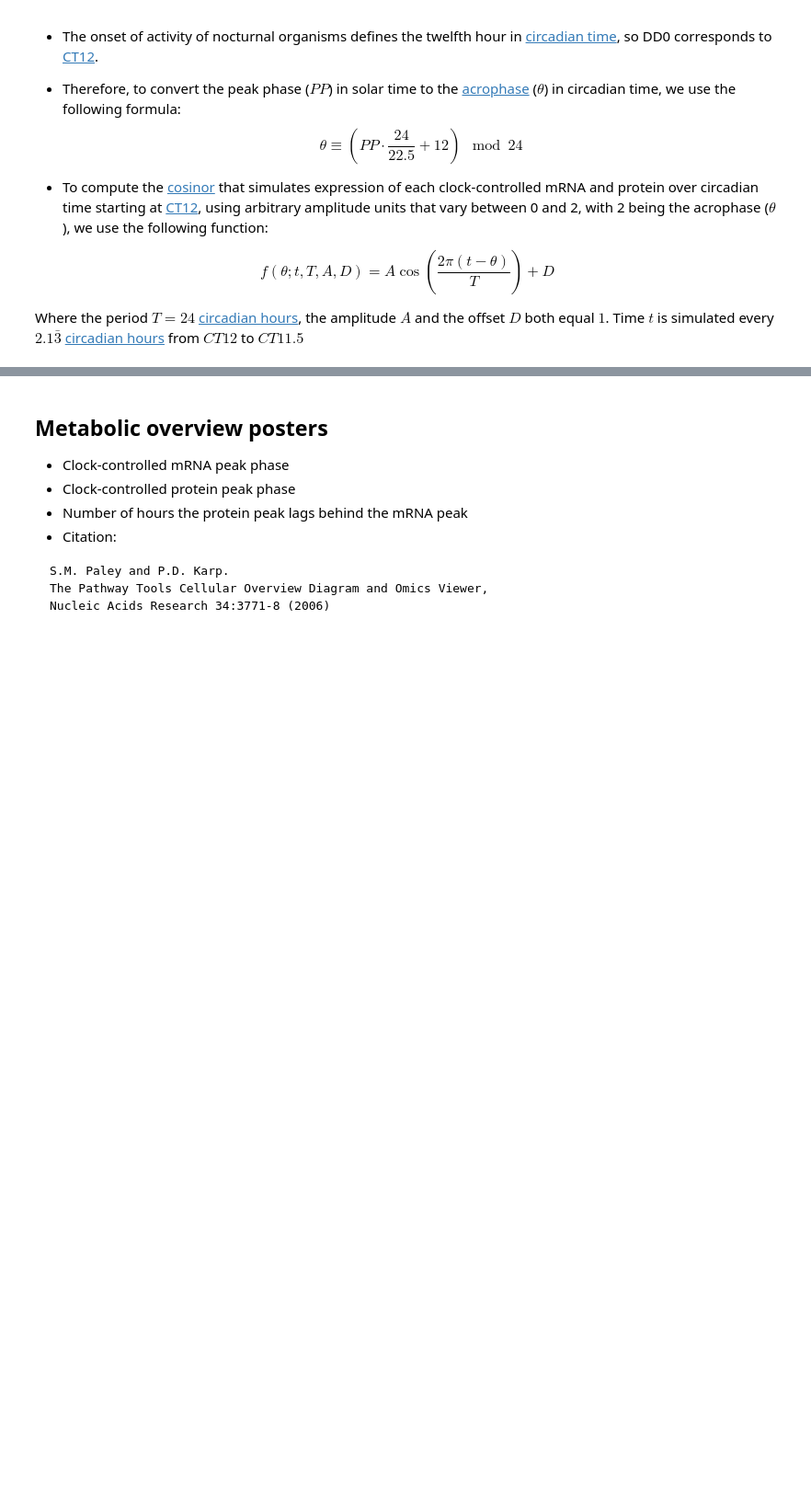
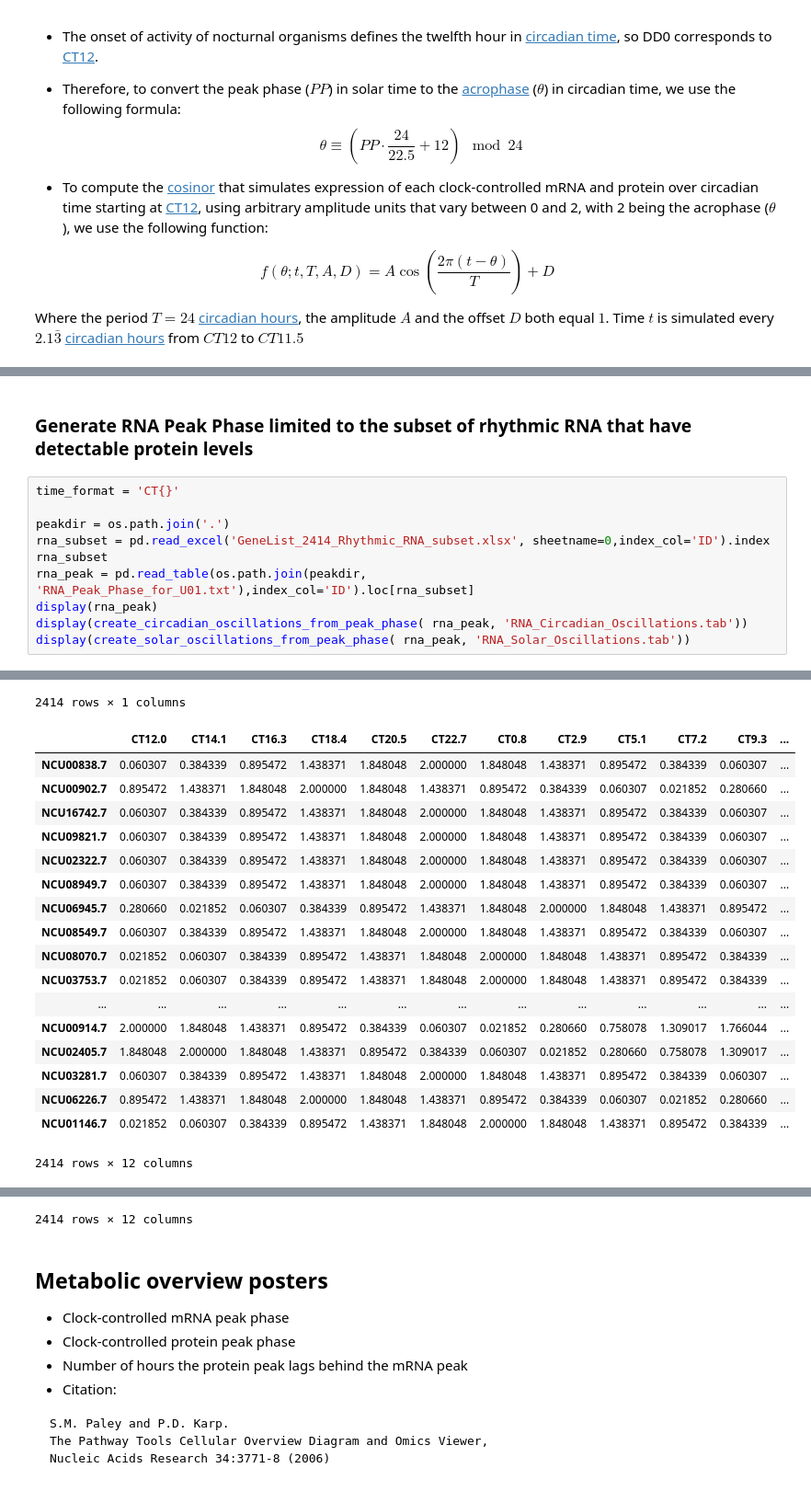
Before and after one commit to djinnome/PeakPhases, a Jupyter notebook: PeakPhaseAnalysis.ipynb, the cells around one changed output, grey strips where cells are left out. Shown at 92% size. Cells and saved outputs as stored; diff of their text form; blank space fills up the shorter version.

```diff
--- a/PeakPhaseAnalysis.ipynb
+++ b/PeakPhaseAnalysis.ipynb
@@ -150,0 +106,13 @@ display(create_solar_oscillations_from_peak_phase( rna_peak, 'RNA_Solar_Oscillat
+# %% [markdown]
+### Generate RNA Peak Phase limited to the subset of rhythmic RNA that have detectable protein levels
+# %%
+time_format = 'CT{}'
+
+peakdir = os.path.join('.')
+rna_subset = pd.read_excel('GeneList_2414_Rhythmic_RNA_subset.xlsx', sheetname=0,index_col='ID').index
+rna_subset
+rna_peak = pd.read_table(os.path.join(peakdir, 'RNA_Peak_Phase_for_U01.txt'),index_col='ID').loc[rna_subset]
+display(rna_peak)
+display(create_circadian_oscillations_from_peak_phase( rna_peak, 'RNA_Circadian_Oscillations.tab'))
+display(create_solar_oscillations_from_peak_phase( rna_peak, 'RNA_Solar_Oscillations.tab'))
+# %% [output]
@@ -150,0 +137,19 @@ display(create_solar_oscillations_from_peak_phase( rna_peak, 'RNA_Solar_Oscillat
+2414 rows × 1 columns
+|  | CT12.0 | CT14.1 | CT16.3 | CT18.4 | CT20.5 | CT22.7 | CT0.8 | CT2.9 | CT5.1 | CT7.2 | CT9.3 | ... |
+| NCU00838.7 | 0.060307 | 0.384339 | 0.895472 | 1.438371 | 1.848048 | 2.000000 | 1.848048 | 1.438371 | 0.895472 | 0.384339 | 0.060307 | ... |
+| NCU00902.7 | 0.895472 | 1.438371 | 1.848048 | 2.000000 | 1.848048 | 1.438371 | 0.895472 | 0.384339 | 0.060307 | 0.021852 | 0.280660 | ... |
+| NCU16742.7 | 0.060307 | 0.384339 | 0.895472 | 1.438371 | 1.848048 | 2.000000 | 1.848048 | 1.438371 | 0.895472 | 0.384339 | 0.060307 | ... |
+| NCU09821.7 | 0.060307 | 0.384339 | 0.895472 | 1.438371 | 1.848048 | 2.000000 | 1.848048 | 1.438371 | 0.895472 | 0.384339 | 0.060307 | ... |
+| NCU02322.7 | 0.060307 | 0.384339 | 0.895472 | 1.438371 | 1.848048 | 2.000000 | 1.848048 | 1.438371 | 0.895472 | 0.384339 | 0.060307 | ... |
+| NCU08949.7 | 0.060307 | 0.384339 | 0.895472 | 1.438371 | 1.848048 | 2.000000 | 1.848048 | 1.438371 | 0.895472 | 0.384339 | 0.060307 | ... |
+| NCU06945.7 | 0.280660 | 0.021852 | 0.060307 | 0.384339 | 0.895472 | 1.438371 | 1.848048 | 2.000000 | 1.848048 | 1.438371 | 0.895472 | ... |
+| NCU08549.7 | 0.060307 | 0.384339 | 0.895472 | 1.438371 | 1.848048 | 2.000000 | 1.848048 | 1.438371 | 0.895472 | 0.384339 | 0.060307 | ... |
+| NCU08070.7 | 0.021852 | 0.060307 | 0.384339 | 0.895472 | 1.438371 | 1.848048 | 2.000000 | 1.848048 | 1.438371 | 0.895472 | 0.384339 | ... |
+| NCU03753.7 | 0.021852 | 0.060307 | 0.384339 | 0.895472 | 1.438371 | 1.848048 | 2.000000 | 1.848048 | 1.438371 | 0.895472 | 0.384339 | ... |
+| ... | ... | ... | ... | ... | ... | ... | ... | ... | ... | ... | ... | ... |
+| NCU00914.7 | 2.000000 | 1.848048 | 1.438371 | 0.895472 | 0.384339 | 0.060307 | 0.021852 | 0.280660 | 0.758078 | 1.309017 | 1.766044 | ... |
+| NCU02405.7 | 1.848048 | 2.000000 | 1.848048 | 1.438371 | 0.895472 | 0.384339 | 0.060307 | 0.021852 | 0.280660 | 0.758078 | 1.309017 | ... |
+| NCU03281.7 | 0.060307 | 0.384339 | 0.895472 | 1.438371 | 1.848048 | 2.000000 | 1.848048 | 1.438371 | 0.895472 | 0.384339 | 0.060307 | ... |
+| NCU06226.7 | 0.895472 | 1.438371 | 1.848048 | 2.000000 | 1.848048 | 1.438371 | 0.895472 | 0.384339 | 0.060307 | 0.021852 | 0.280660 | ... |
+| NCU01146.7 | 0.021852 | 0.060307 | 0.384339 | 0.895472 | 1.438371 | 1.848048 | 2.000000 | 1.848048 | 1.438371 | 0.895472 | 0.384339 | ... |
+2414 rows × 12 columns
@@ -151,3 +173,4 @@ display(create_solar_oscillations_from_peak_phase( rna_peak, 'RNA_Solar_Oscillat
+2414 rows × 12 columns
 # %% [markdown]
 ## Metabolic overview posters
 
```
Also changed, not shown: parts of 9 cells of this notebook, 5 other files.
